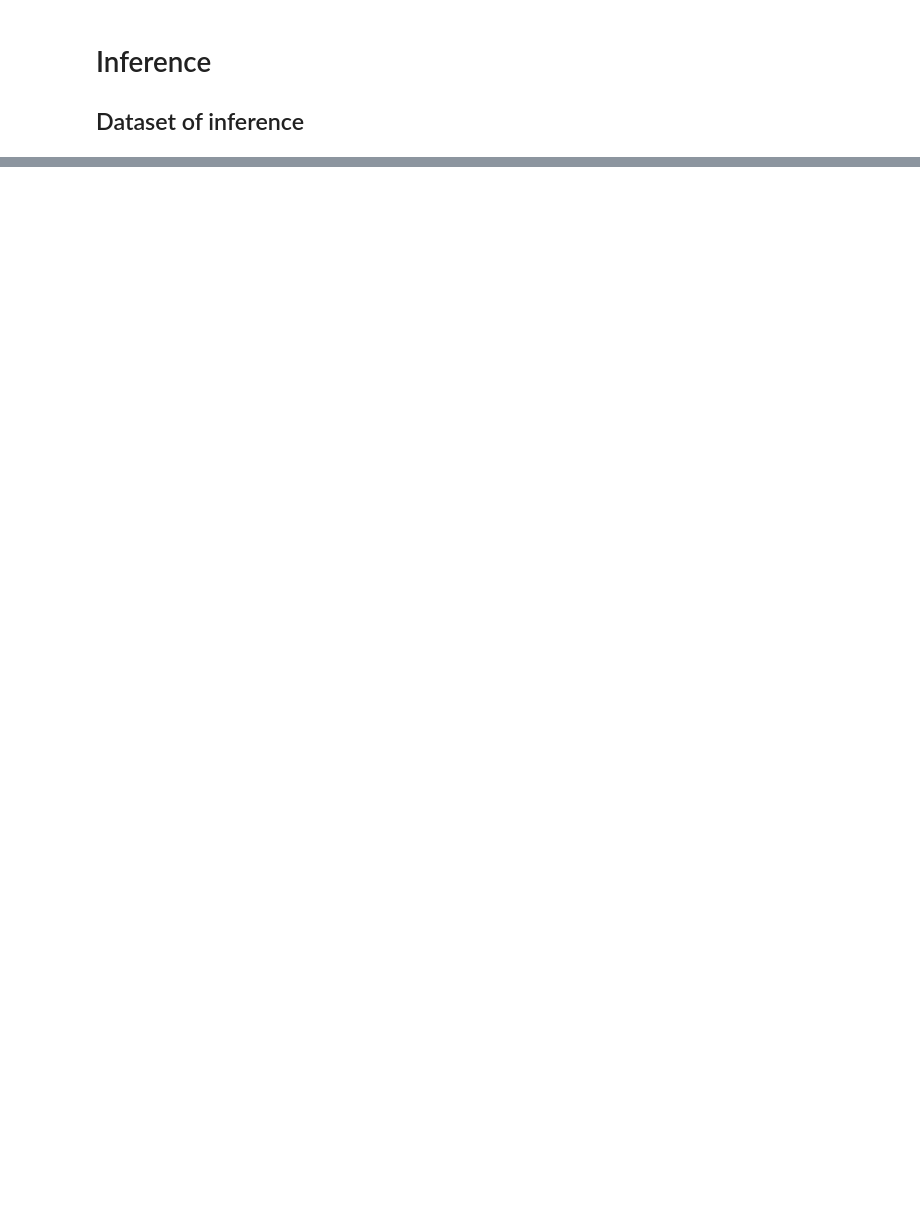
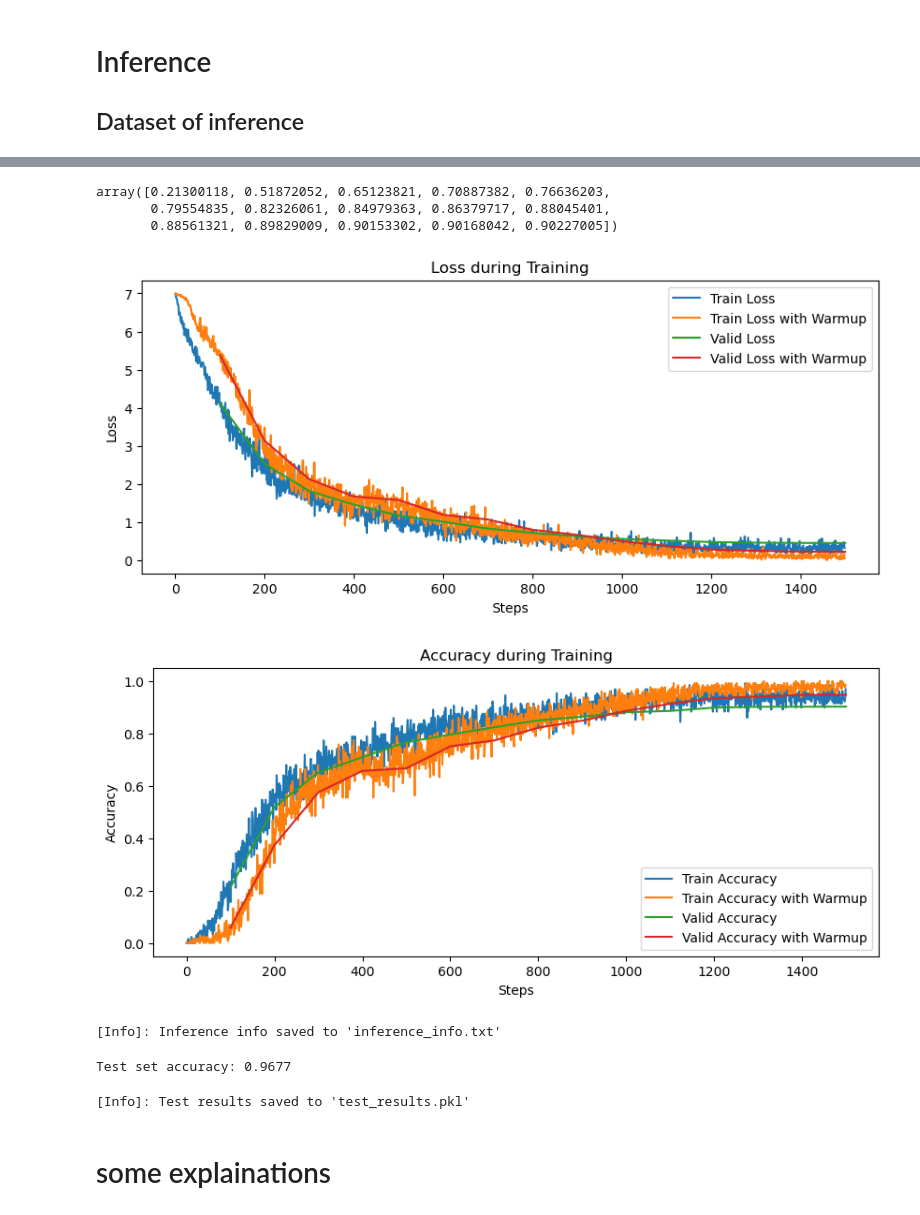
Before and after one commit to GQY-479/Research-on-a-Multimodal-Discrete-Sign-Language-Gesture-Recognition-Model, a Jupyter notebook: sign_language_recognition.ipynb, the cells around one changed output, grey strips where cells are left out. Drawn from its saved outputs; the diff is of its cells as text; code cells hidden in the pictures; blank space fills up the shorter version.

```diff
--- a/sign_language_recognition.ipynb
+++ b/sign_language_recognition.ipynb
@@ -1076,0 +2086,79 @@ if __name__ == "__main__":
+# %%
+import numpy as np
+
+# Load train losses, train accuracies, valid losses, and valid accuracies
+train_losses_warmup = np.loadtxt("训练结果/lstm-repeatIMU-1500steps-again/train_losses.txt")
+train_accuracies_warmup = np.loadtxt("训练结果/lstm-repeatIMU-1500steps-again/train_accuracies.txt")
+valid_losses_warmup = np.loadtxt("训练结果/lstm-repeatIMU-1500steps-again/valid_losses.txt")
+valid_accuracies_warmup = np.loadtxt("训练结果/lstm-repeatIMU-1500steps-again/valid_accuracies.txt")
+
+train_losses = np.loadtxt("训练结果/lstm-repeatIMU-1500steps/train_losses.txt")
+train_accuracies = np.loadtxt("训练结果/lstm-repeatIMU-1500steps/train_accuracies.txt")
+valid_losses = np.loadtxt("训练结果/lstm-repeatIMU-1500steps/valid_losses.txt")
+valid_accuracies = np.loadtxt("训练结果/lstm-repeatIMU-1500steps/valid_accuracies.txt")
+# %%
+valid_accuracies
+# %% [output]
+array([0.21300118, 0.51872052, 0.65123821, 0.70887382, 0.76636203,
+       0.79554835, 0.82326061, 0.84979363, 0.86379717, 0.88045401,
+       0.88561321, 0.89829009, 0.90153302, 0.90168042, 0.90227005])
+# %%
+valid_steps = 100
+save_path = "训练结果/lstm-repeatIMU-1500steps-again"
+# %%
+
+# Plot and save loss
+plt.figure(figsize=(10, 4))
+#    plt.plot(np.arange(len(train_losses)) * valid_steps, train_losses, label='Train Loss')
+plt.plot(train_losses, label='Train Loss')
+plt.plot(train_losses_warmup, label='Train Loss with Warmup')
+plt.plot(np.arange(1, len(valid_accuracies) + 1) * valid_steps, valid_losses, label='Valid Loss')
+plt.plot(np.arange(1, len(valid_accuracies) + 1) * valid_steps, valid_losses_warmup, label='Valid Loss with Warmup')
+plt.title('Loss during Training')
+plt.xlabel('Steps')
+plt.ylabel('Loss')
+plt.legend()
+plt.savefig(save_path + "/loss_plot_1.png")
+plt.show()
+
+ # Plot and save accuracy
+plt.figure(figsize=(10, 4))
+#    plt.plot(np.arange(len(train_accuracies)) * valid_steps, train_accuracies, label='Train Accuracy')
+plt.plot(train_accuracies, label='Train Accuracy')
+plt.plot(train_accuracies_warmup, label='Train Accuracy with Warmup')
+plt.plot(np.arange(1, len(valid_accuracies) + 1) * valid_steps, valid_accuracies, label='Valid Accuracy')
+plt.plot(np.arange(1, len(valid_accuracies) + 1) * valid_steps, valid_accuracies_warmup, label='Valid Accuracy with Warmup')
+plt.title('Accuracy during Training')
+plt.xlabel('Steps')
+plt.ylabel('Accuracy')
+plt.legend()
+plt.savefig(save_path + "/accuracy_plot_1.png")
+plt.show()
+# %% [output]
+[figure, added]
+[figure, added]
+# %%
+    # 保存推理时间和设备信息到文本文件
+    with open(save_path + '/inference_info.txt', 'w') as f:
+        f.write(f"Device: {device}\n")
+        f.write(f"Inference time: {inference_time:.2f} seconds\n")
+        f.write(f"Accuracy: {test_accuracy:.4f}\n")
+        f.write(f"Platform: {platform.platform()}\n")
+    print("[Info]: Inference info saved to 'inference_info.txt'")
+# %% [output]
+[Info]: Inference info saved to 'inference_info.txt'
+# %%
+print(f"Test set accuracy: {test_accuracy:.4f}")
+# %% [output]
+Test set accuracy: 0.9677
+# %%
+    import pickle
+    # 保存测试集及分类结果
+    save_path = config['save_path']
+    with open(save_path + '/test_results.pkl', 'wb') as f:
+        pickle.dump({'predictions': preds, 'labels': labels}, f)
+    print("[Info]: Test results saved to 'test_results.pkl'")
+# %% [output]
+[Info]: Test results saved to 'test_results.pkl'
+# %% [markdown]
+# some explainations
```
Also changed, not shown: parts of 57 cells of this notebook.
